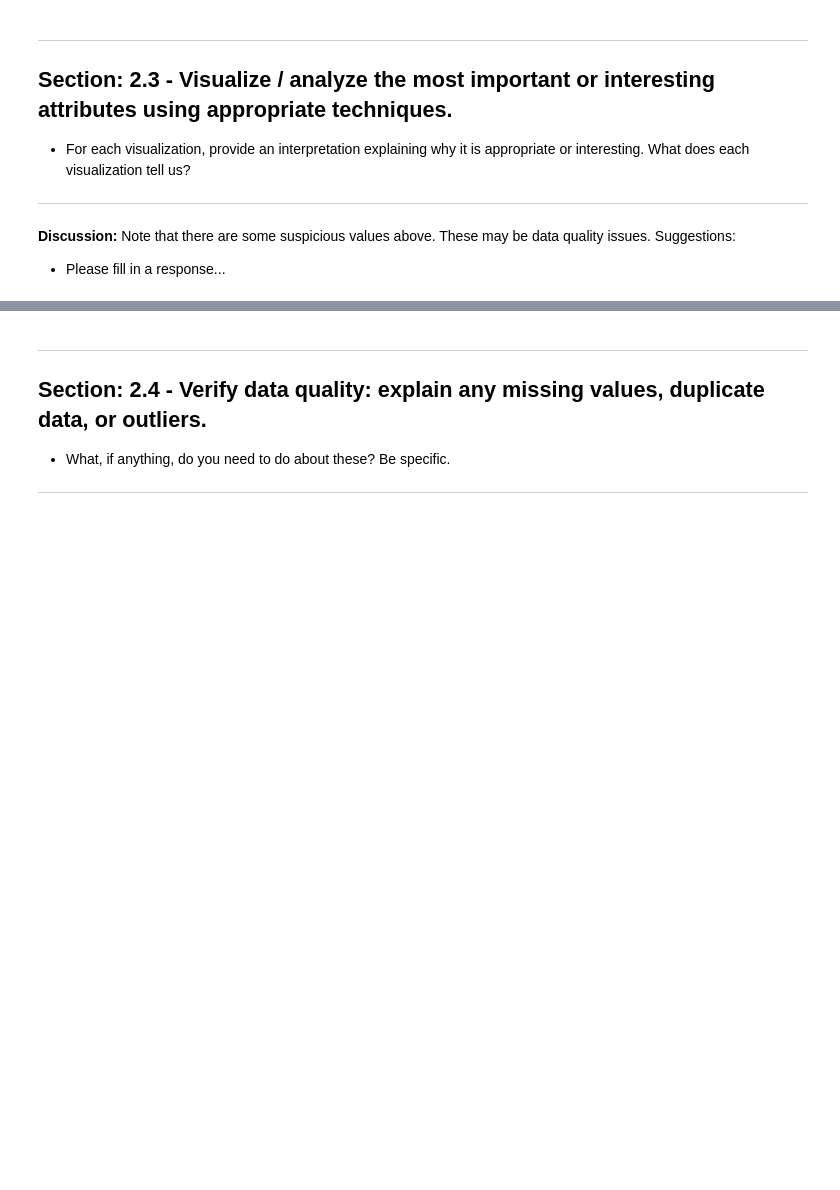
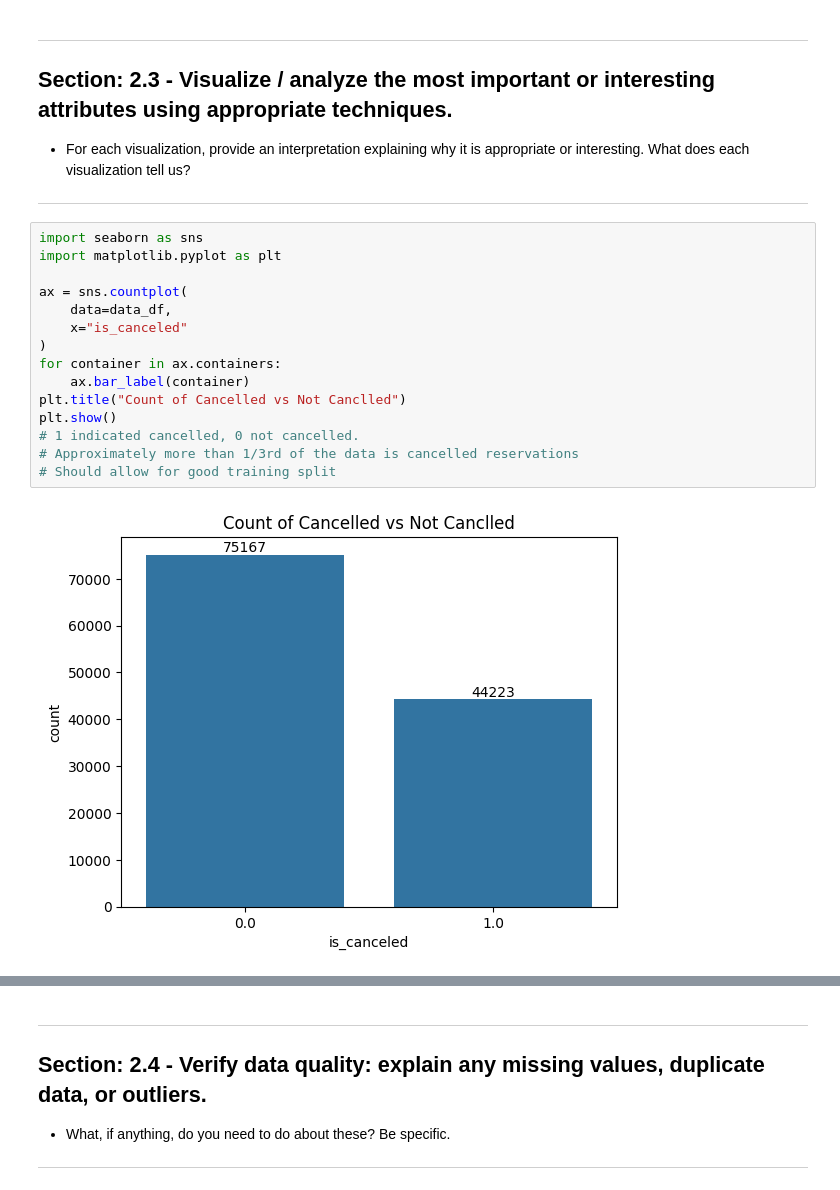
Before and after one commit to morgan1461/osu-gradtda-5622-sp26, a Jupyter notebook: course_materials/case_studies/1/GRADTDA5622-Sp23-CS1-Template_V1.ipynb, the cells around one changed output, grey strips where cells are left out. Drawn from its saved outputs; the diff is of its cells as text; blank space fills up the shorter version.

```diff
--- a/course_materials/case_studies/1/GRADTDA5622-Sp23-CS1-Template_V1.ipynb
+++ b/course_materials/case_studies/1/GRADTDA5622-Sp23-CS1-Template_V1.ipynb
@@ -583,7 +585,20 @@ Note that there are some suspicious values above.  These may be data quality iss
 ## Section: 2.3 - Visualize / analyze the most important or interesting attributes using appropriate techniques.
 - For each visualization, provide an interpretation explaining why it is appropriate or interesting. What does each visualization tell us?
 ***
-# %% [markdown]
-**Discussion:**
-Note that there are some suspicious values above.  These may be data quality issues.  Suggestions:
-- Please fill in a response...
+# %%
+import seaborn as sns
+import matplotlib.pyplot as plt
+
+ax = sns.countplot(
+    data=data_df,
+    x="is_canceled"
+)
+for container in ax.containers:
+    ax.bar_label(container)
+plt.title("Count of Cancelled vs Not Canclled")
+plt.show()
+# 1 indicated cancelled, 0 not cancelled.
+# Approximately more than 1/3rd of the data is cancelled reservations
+# Should allow for good training split
+# %% [output]
+[figure, added]
```
Also changed, not shown: parts of 21 cells of this notebook.
